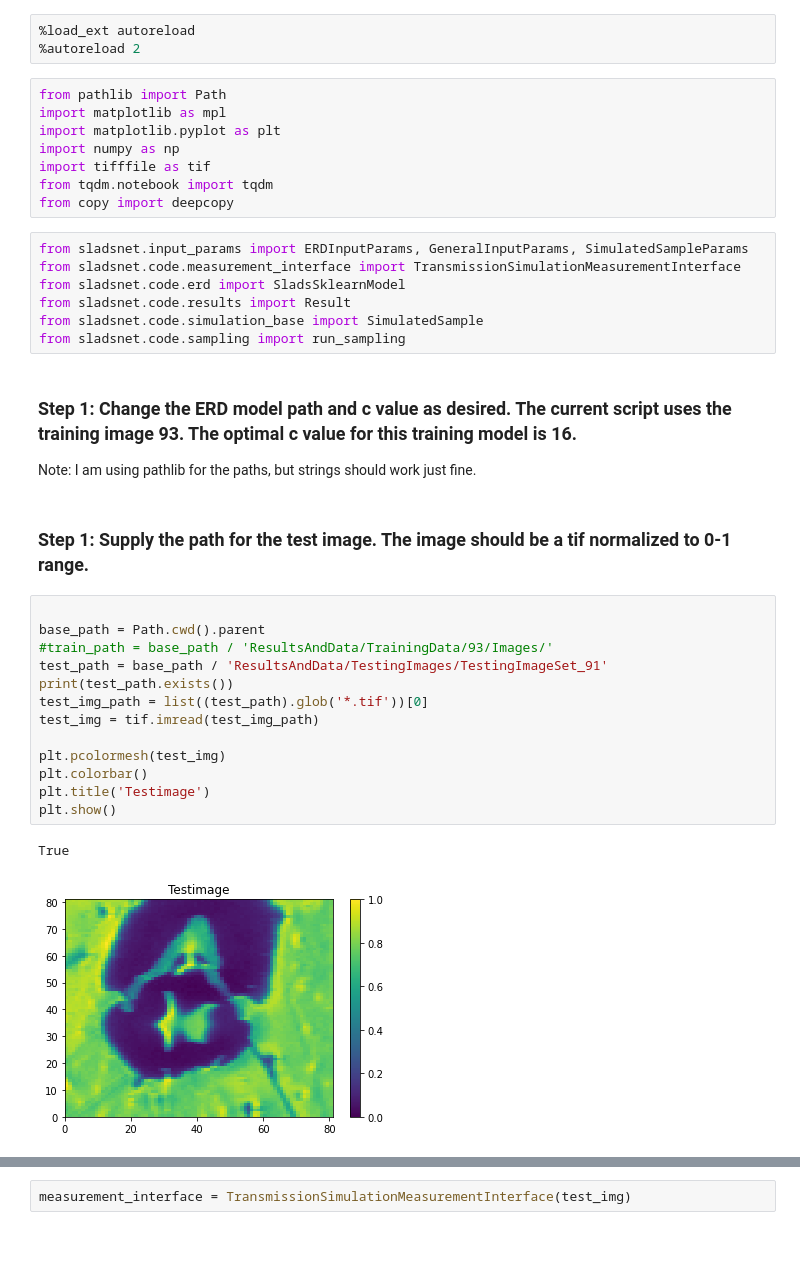
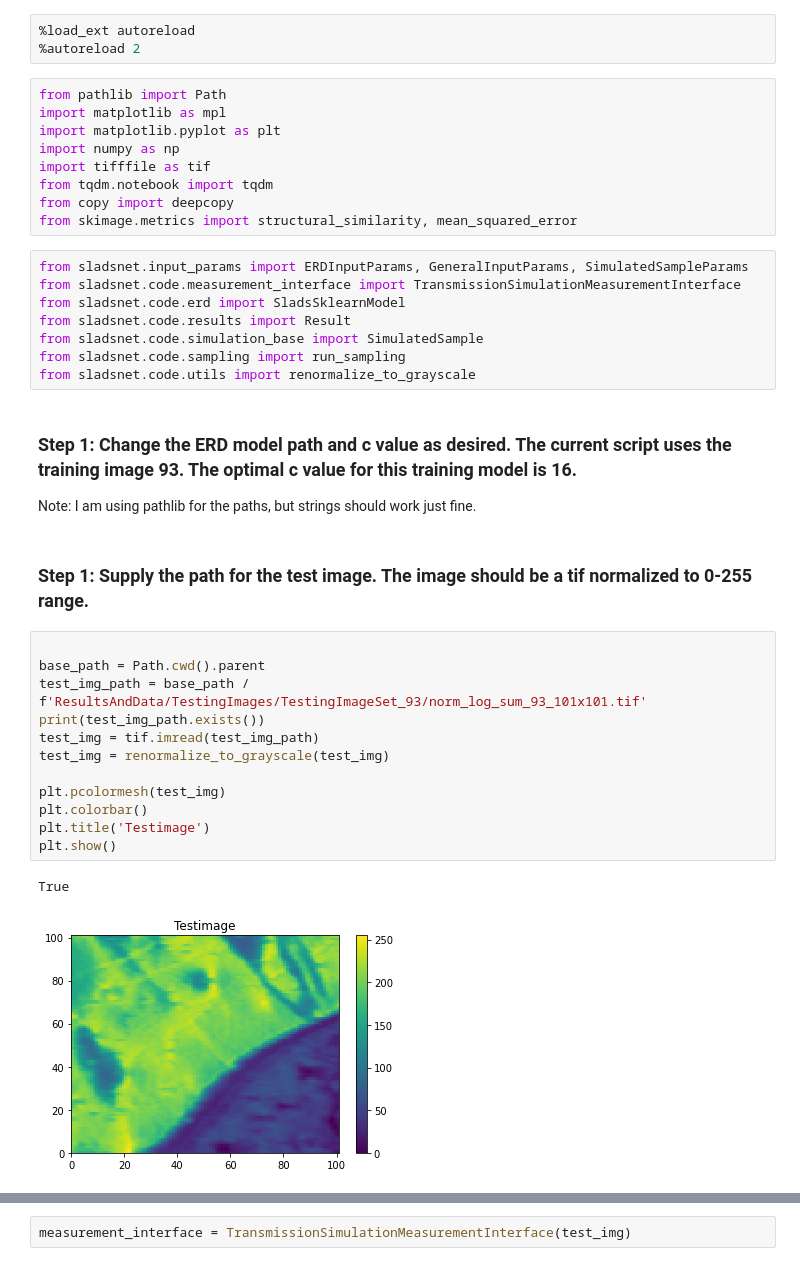
Before and after one commit to saugatkandel/fast_smart_scanning, a Jupyter notebook: work_directory/visualize_ground_truth_erd_image.ipynb, the cells around one changed output, grey strips where cells are left out. Saved outputs shown, nothing was run; the diff lists cells and outputs as text.

Commit message:
Change the training and test images to grayscale (0-255) instead of (0-1).

```diff
--- a/work_directory/visualize_ground_truth_erd_image.ipynb
+++ b/work_directory/visualize_ground_truth_erd_image.ipynb
@@ -9,6 +9,7 @@ import numpy as np
 import tifffile as tif
 from tqdm.notebook import tqdm
 from copy import deepcopy
+from skimage.metrics import structural_similarity, mean_squared_error
 # %%
 from sladsnet.input_params import ERDInputParams, GeneralInputParams, SimulatedSampleParams
 from sladsnet.code.measurement_interface import TransmissionSimulationMeasurementInterface
@@ -16,26 +17,26 @@ from sladsnet.code.erd import SladsSklearnModel
 from sladsnet.code.results import Result
 from sladsnet.code.simulation_base import SimulatedSample
 from sladsnet.code.sampling import run_sampling
+from sladsnet.code.utils import renormalize_to_grayscale
 # %% [markdown]
 ###  Step 1: Change the ERD model path and c value as desired. The current script uses the training image 93. The optimal c value for this training model is 16.
 
 Note: I am using pathlib for the paths, but strings should work just fine.
 # %% [markdown]
-### Step 1: Supply the path for the test image. The image should be a tif normalized to 0-1 range.
+### Step 1: Supply the path for the test image. The image should be a tif normalized to 0-255 range.
 # %%
 
 base_path = Path.cwd().parent
-#train_path = base_path / 'ResultsAndData/TrainingData/93/Images/'
-test_path = base_path / 'ResultsAndData/TestingImages/TestingImageSet_91'
-print(test_path.exists())
-test_img_path = list((test_path).glob('*.tif'))[0]
+test_img_path = base_path / f'ResultsAndData/TestingImages/TestingImageSet_93/norm_log_sum_93_101x101.tif'
+print(test_img_path.exists())
 test_img = tif.imread(test_img_path)
+test_img = renormalize_to_grayscale(test_img)
 
 plt.pcolormesh(test_img)
 plt.colorbar()
 plt.title('Testimage')
 plt.show()
 # %% [output]
 True
-[figure, old version]
+[figure, new version]
 # %% [markdown]
```
Also changed, not shown: parts of 5 cells of this notebook, 31 other files.
